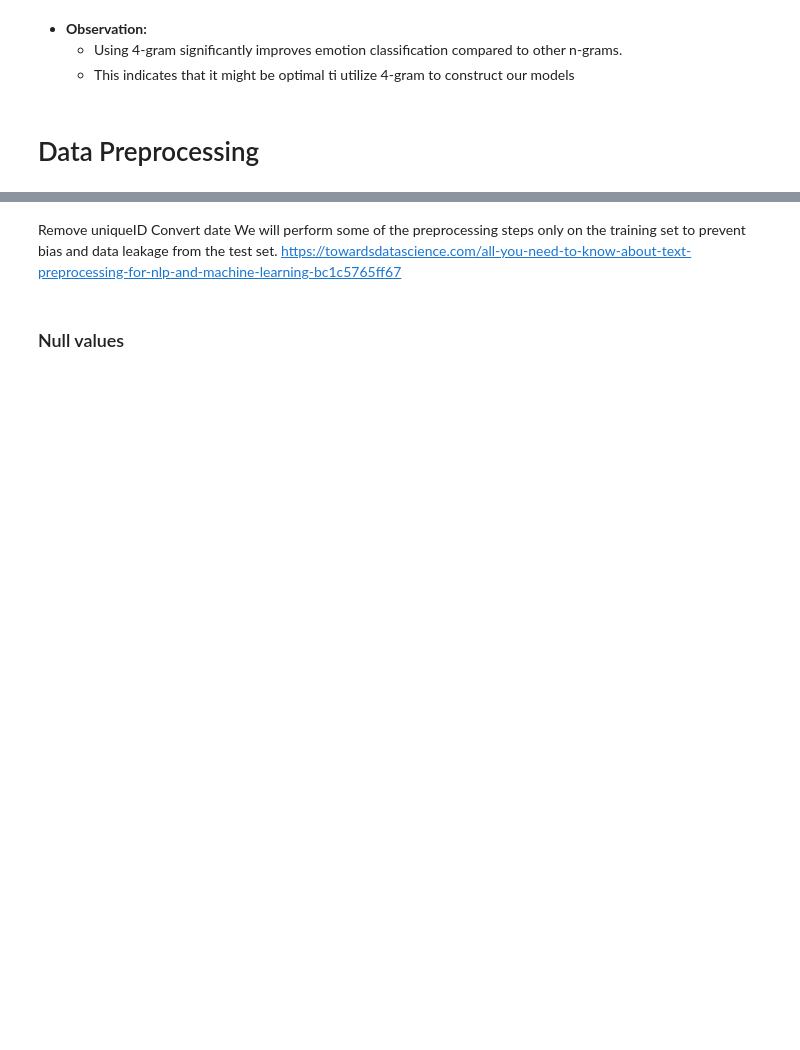
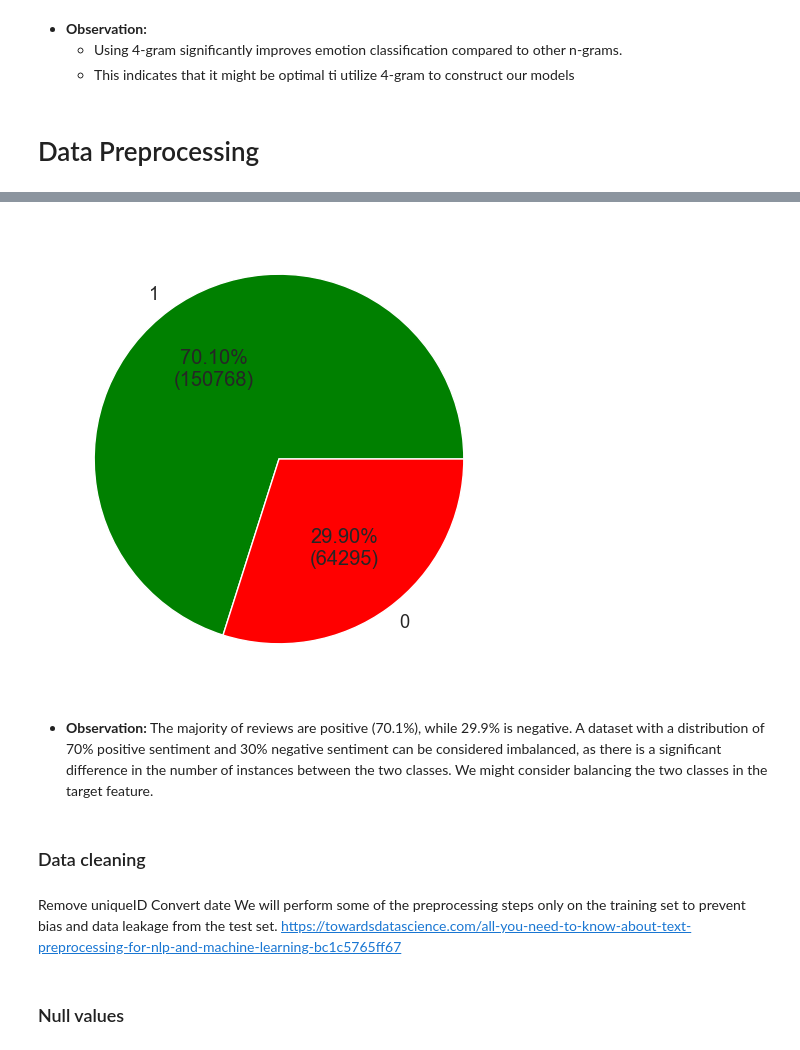
Before and after one commit to helenaglaring/AIML, a Jupyter notebook: AIML_drug_review.ipynb, the cells around one changed output, grey strips where cells are left out. Cells and saved outputs as stored; diff of their text form; code cells hidden in the pictures; blank space fills up the shorter version.

```diff
--- a/AIML_drug_review.ipynb
+++ b/AIML_drug_review.ipynb
@@ -779,0 +783,4 @@ make_subplots(trace_1_5, trace_6_10, "Fourgram")
+# %%
+# Make a rating
+df['sentiment'] = df["rating"].apply(lambda x: 1 if x > 5 else 0)
+df.head()
@@ -780,3 +794,26 @@ make_subplots(trace_1_5, trace_6_10, "Fourgram")
+# %%
+# Plotting the distribution of positive (1) and negative (1) reviews
+plt.figure(figsize=(10,6))
+
+def autopct(vals):
+        def format(pct):
+            total = sum(vals)
+            val = int(round(pct*total/100.00))
+            return '{:.2f}%\n({v:d})'.format(pct, v=val)
+        return format
+
+size = df['sentiment'].value_counts()
+
+plt.pie(size,labels = size.index, autopct=autopct(size), colors=['green', 'red'])
+plt.show()
+
+# Source: https://www.kaggle.com/code/shubhamgadekar/complete-drug-review-analytics/notebook
+# %% [output]
+[figure, added]
+# %% [markdown]
+- **Observation:** The majority of reviews are positive (70.1%), while 29.9% is negative. A dataset with a distribution of 70% positive sentiment and 30% negative sentiment can be considered imbalanced, as there is a significant difference in the number of instances between the two classes. We might consider balancing the two classes in the target feature.
+# %% [markdown]
+### Data cleaning
 # %% [markdown]
 Remove uniqueID
 Convert date
```
Also changed, not shown: parts of 2 cells of this notebook.
